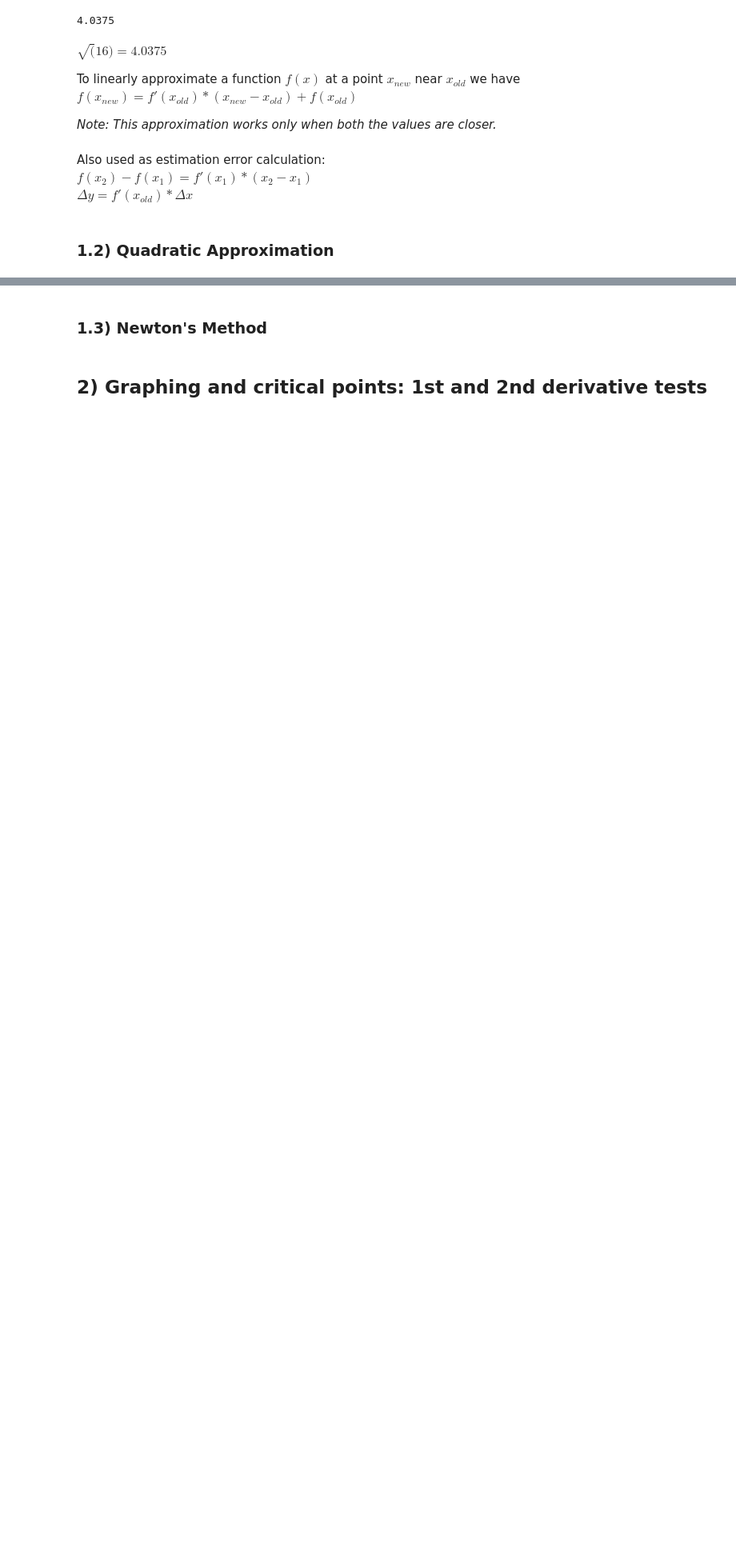
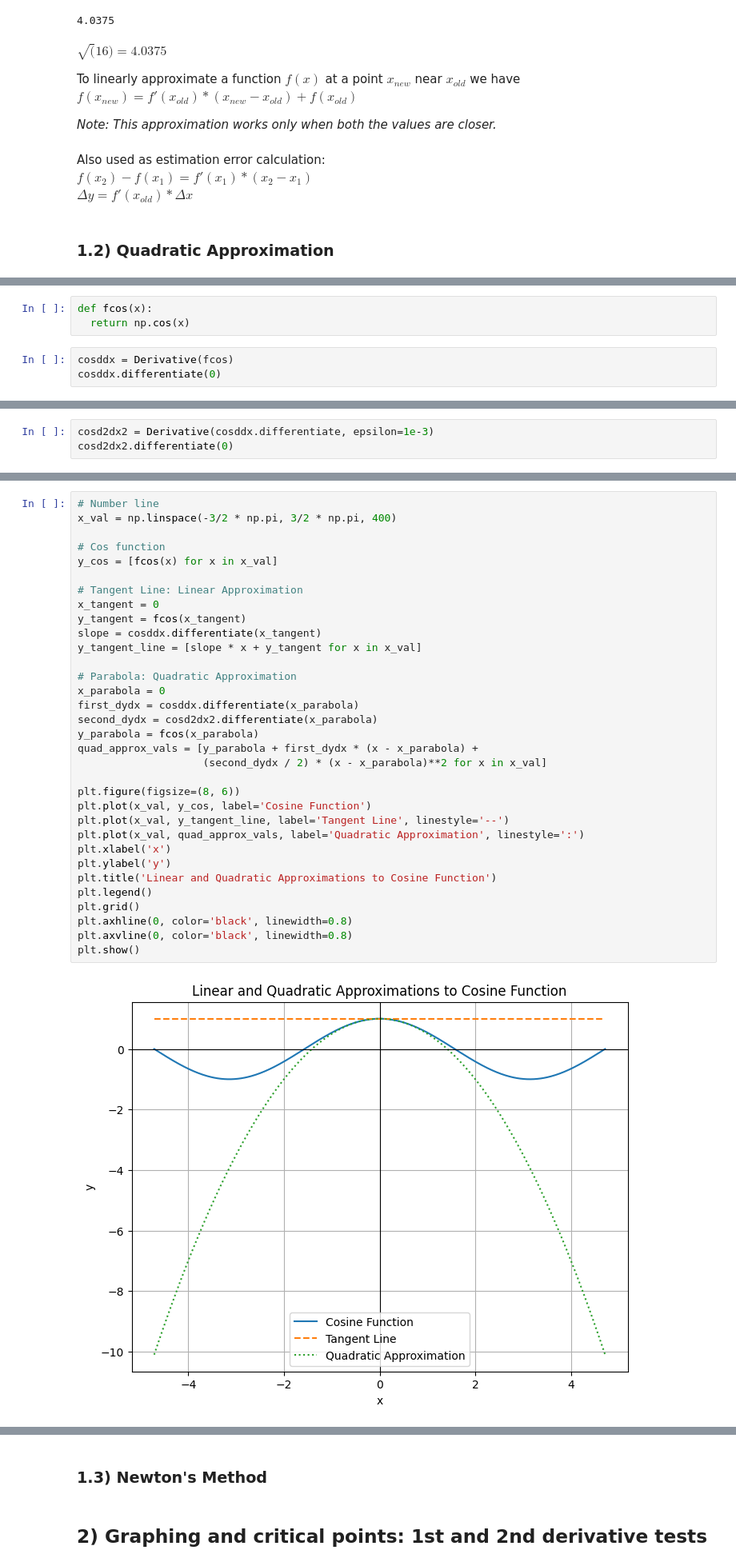
Before and after one commit to pareshrchaudhary/numericalmethods, a Jupyter notebook: DerivativesApplications.ipynb, the cells around one changed output, grey strips where cells are left out. Shown at 80% size. Cells and saved outputs as stored; diff of their text form; blank space fills up the shorter version.

Commit message:
Added Quadratic Approximation

```diff
--- a/DerivativesApplications.ipynb
+++ b/DerivativesApplications.ipynb
@@ -81,0 +92,6 @@ $\boxed{Δy = f'(x_{old})*Δx}$
+# %%
+def fcos(x):
+  return np.cos(x)
+# %%
+cosddx = Derivative(fcos)
+cosddx.differentiate(0)
@@ -81,0 +100,3 @@ $\boxed{Δy = f'(x_{old})*Δx}$
+# %%
+cosd2dx2 = Derivative(cosddx.differentiate, epsilon=1e-3)
+cosd2dx2.differentiate(0)
@@ -81,0 +105,35 @@ $\boxed{Δy = f'(x_{old})*Δx}$
+# %%
+# Number line
+x_val = np.linspace(-3/2 * np.pi, 3/2 * np.pi, 400)
+
+# Cos function
+y_cos = [fcos(x) for x in x_val]
+
+# Tangent Line: Linear Approximation
+x_tangent = 0
+y_tangent = fcos(x_tangent)
+slope = cosddx.differentiate(x_tangent)
+y_tangent_line = [slope * x + y_tangent for x in x_val]
+
+# Parabola: Quadratic Approximation
+x_parabola = 0
+first_dydx = cosddx.differentiate(x_parabola)
+second_dydx = cosd2dx2.differentiate(x_parabola)
+y_parabola = fcos(x_parabola)
+quad_approx_vals = [y_parabola + first_dydx * (x - x_parabola) +
+                    (second_dydx / 2) * (x - x_parabola)**2 for x in x_val]
+
+plt.figure(figsize=(8, 6))
+plt.plot(x_val, y_cos, label='Cosine Function')
+plt.plot(x_val, y_tangent_line, label='Tangent Line', linestyle='--')
+plt.plot(x_val, quad_approx_vals, label='Quadratic Approximation', linestyle=':')
+plt.xlabel('x')
+plt.ylabel('y')
+plt.title('Linear and Quadratic Approximations to Cosine Function')
+plt.legend()
+plt.grid()
+plt.axhline(0, color='black', linewidth=0.8)
+plt.axvline(0, color='black', linewidth=0.8)
+plt.show()
+# %% [output]
+[figure, added]
```
Also changed, not shown: parts of 6 cells of this notebook.
